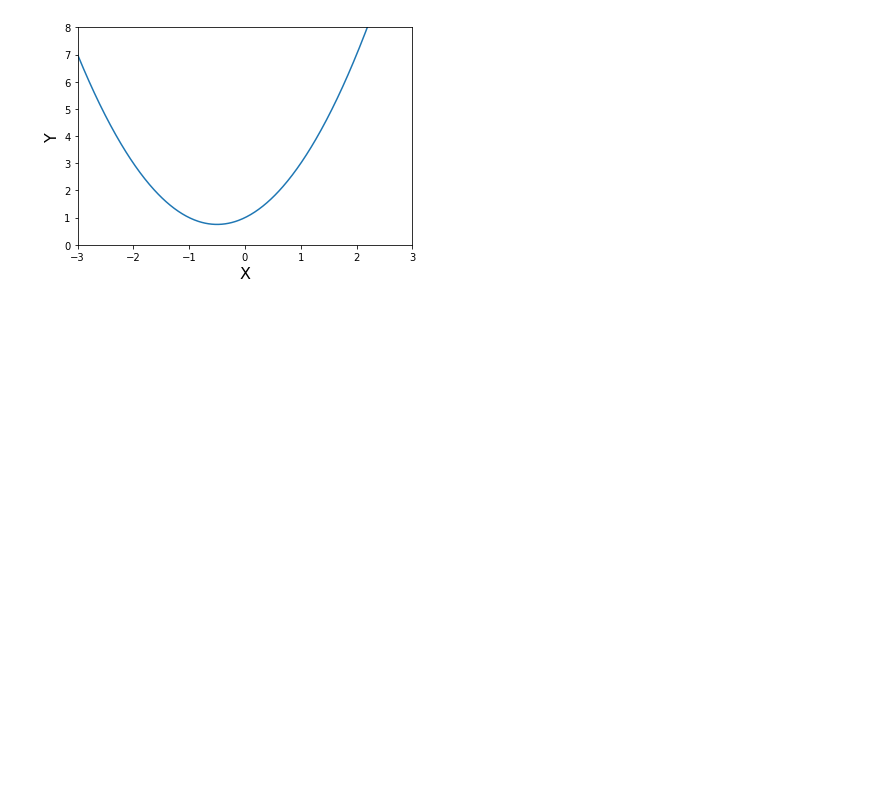
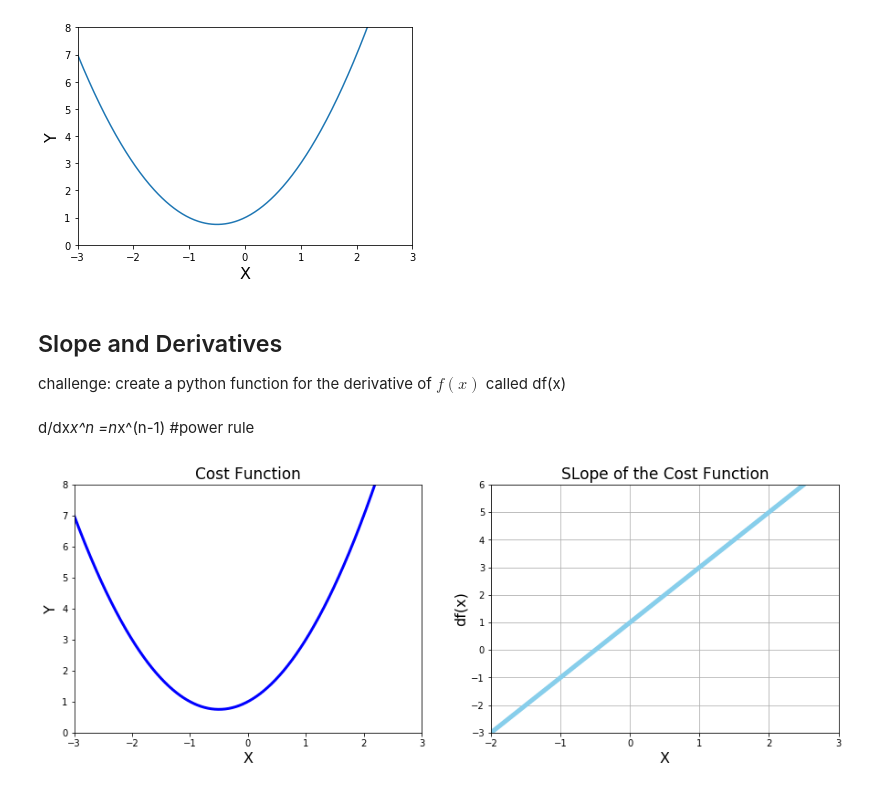
Before and after one commit to BrianAKass/Machine-Learning-Projects, a Jupyter notebook: 03 Gradient Descent.ipynb, the cells around one changed output. Cells and saved outputs as stored; diff of their text form; code cells hidden in the pictures; blank space fills up the shorter version.

```diff
--- a/03 Gradient Descent.ipynb
+++ b/03 Gradient Descent.ipynb
@@ -27,3 +29,41 @@ plt.plot(x_1, f(x_1))
 plt.show()
 # %% [output]
 [figure]
+# %% [markdown]
+## Slope and Derivatives
+challenge: create a python function for the derivative of $f(x)$ called df(x)
+# %%
+def df(x):
+    return 2 * x +1
+# %% [markdown]
+d/dx*x^n =n*x^(n-1) #power rule
+# %%
+# Plot function and derivative side by side
+
+plt.figure(figsize = [15,5])
+
+# 1 chart: cost function
+plt.subplot(1,2,1) # arguements rows, columns , indexes
+
+plt.xlim([-3,3])
+plt.ylim([0,8])
+plt.title('Cost Function', fontsize = 17)
+plt.xlabel('X', fontsize = 16)
+plt.ylabel('Y', fontsize = 16)
+plt.plot(x_1, f(x_1), color='blue', linewidth = 3)
+
+#2 chart : Derivative
+plt.subplot(1,2,2)
+
+plt.title('SLope of the Cost Function', fontsize = 17)
+plt.xlabel('X', fontsize = 16)
+plt.ylabel('df(x)', fontsize = 16)
+plt.grid()
+plt.xlim([-2,3])
+plt.ylim([-3,6])
+
+plt.plot(x_1, df(x_1), color = 'skyblue',linewidth =5)
+
+plt.show()
+# %% [output]
+[figure, added]
```
Also changed, not shown: parts of 30 cells of this notebook.
